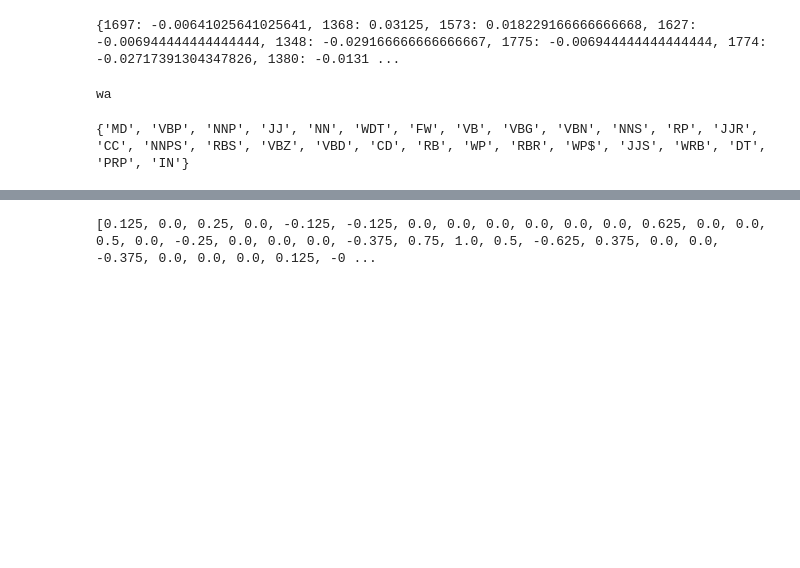
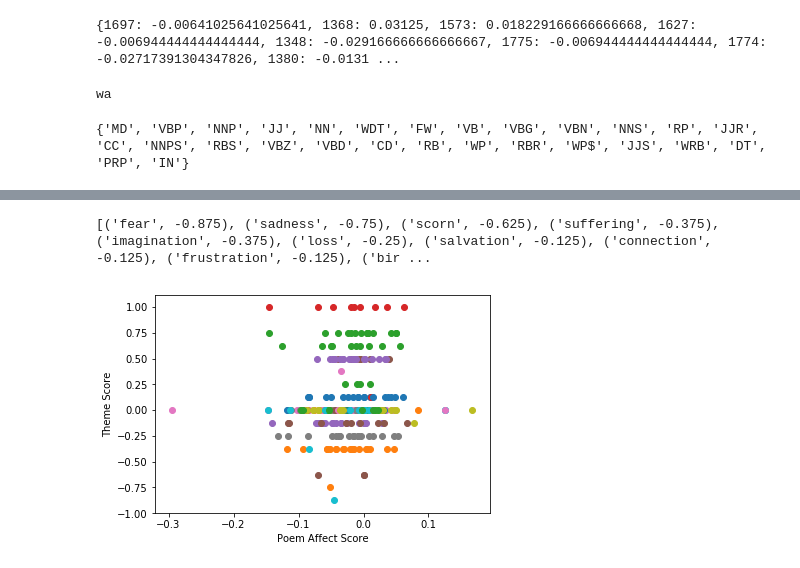
Before and after one commit to itorres1994/E-Dickinson_NLP, a Jupyter notebook: Dickinson_NLP.ipynb, the cells around one changed output, grey strips where cells are left out. Drawn from its saved outputs; the diff is of its cells as text; code cells hidden in the pictures; blank space fills up the shorter version.

```diff
--- a/Dickinson_NLP.ipynb
+++ b/Dickinson_NLP.ipynb
@@ -935,7 +918,43 @@ FileNotFoundError: [Errno 2] No such file or directory: 'tag_scores_sentiwordnet
-# %%
-tags = list(tags)
-
-Y = [tag_scores[word] for word in tags]
-print(Y)
-# %% [output]
-[0.125, 0.0, 0.25, 0.0, -0.125, -0.125, 0.0, 0.0, 0.0, 0.0, 0.0, 0.0, 0.625, 0.0, 0.0, 0.5, 0.0, -0.25, 0.0, 0.0, 0.0, -0.375, 0.75, 1.0, 0.5, -0.625, 0.375, 0.0, 0.0, -0.375, 0.0, 0.0, 0.0, 0.125, -0 ...
+# %%
+print(sorted(tag_scores.items(), key=lambda x: x[1]))
+# %% [output]
+[('fear', -0.875), ('sadness', -0.75), ('scorn', -0.625), ('suffering', -0.375), ('imagination', -0.375), ('loss', -0.25), ('salvation', -0.125), ('connection', -0.125), ('frustration', -0.125), ('bir ...
+# %%
+###### GENERATE CLUSTER GRAPH BY PRIMARY THEME USING SENTIWORDNET SCORES
+
+from matplotlib import pyplot as plt
+
+tags = list(tags)
+
+Y = [tag_scores[word] for word in tags]
+Xvals = []
+
+with open("ed_themes_300.pickle", "rb") as f:
+    theme_dict = pickle.load(f)
+
+with open("AS_dict.pickle", "rb") as f:
+    AS_dict = pickle.load(f)
+
+# print(AS_dict)
+
+for theme in tags:
+
+    theme_vals = []
+
+    for poem, val in theme_dict.items():
+
+        if val[0] == theme:
+
+            theme_vals.append(AS_dict[str(poem)][0])
+
+    Xvals.append(theme_vals)
+
+for word in range(len(tags)):
+
+    plt.scatter(Xvals[word],[Y[word] for x in range(len(Xvals[word]))])
+
+plt.ylabel('Theme Score')
+plt.xlabel('Poem Affect Score')
+plt.show()
+# %% [output]
+[figure, added]
```
Also changed, not shown: parts of 2 cells of this notebook.
